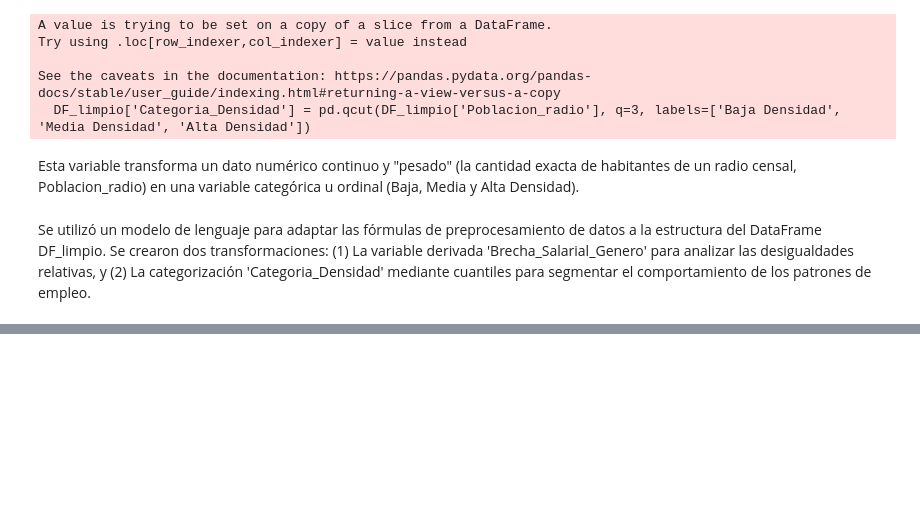
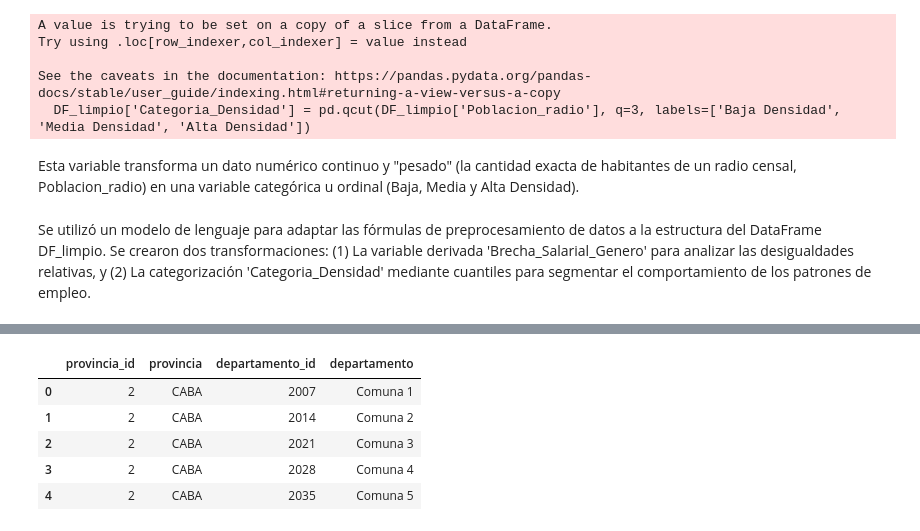
Before and after one commit to tost1n/Tp-laboratorio, a Jupyter notebook: Tp.ipynb, the cells around one changed output, grey strips where cells are left out. Drawn from its saved outputs; the diff is of its cells as text; code cells hidden in the pictures; blank space fills up the shorter version.

```diff
--- a/Tp.ipynb
+++ b/Tp.ipynb
@@ -251,0 +320,10 @@ NameError: name 'DF_limpio' is not defined
+# %%
+df_jurisdicciones = pd.read_csv('https://raw.githubusercontent.com/tost1n/Tp-laboratorio/refs/heads/main/jurisdicciones.csv')
+display(df_jurisdicciones.head())
+# %% [output]
+|  | provincia_id | provincia | departamento_id | departamento |
+| 0 | 2 | CABA | 2007 | Comuna 1 |
+| 1 | 2 | CABA | 2014 | Comuna 2 |
+| 2 | 2 | CABA | 2021 | Comuna 3 |
+| 3 | 2 | CABA | 2028 | Comuna 4 |
+| 4 | 2 | CABA | 2035 | Comuna 5 |
```
Also changed, not shown: parts of 5 cells of this notebook.
